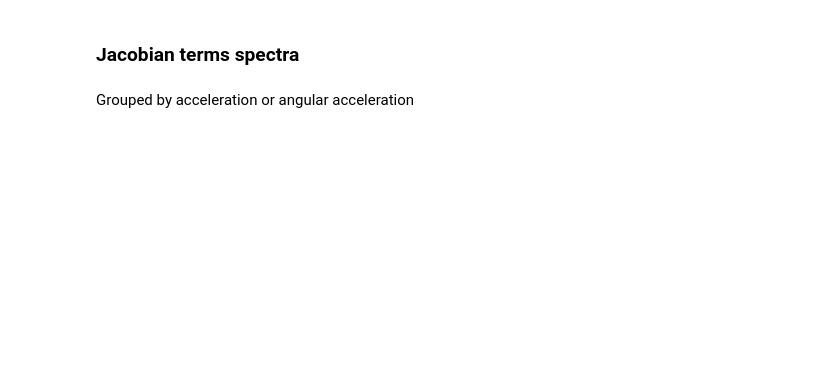
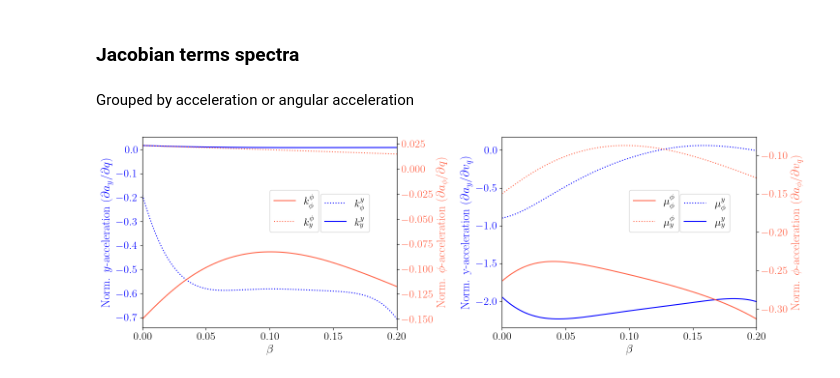
Before and after one commit to jadonylin/relativistic-lightsail-dynamics, a Jupyter notebook: Dynamics/plot_lsa_spectra.ipynb, the cells around one changed output. Drawn from its saved outputs; the diff is of its cells as text; code cells hidden in the pictures; blank space fills up the shorter version.

```diff
--- a/Dynamics/plot_lsa_spectra.ipynb
+++ b/Dynamics/plot_lsa_spectra.ipynb
@@ -125,9 +138,6 @@ eigvec_fig.savefig(save_fname, bbox_inches="tight")
 # %% [markdown]
 Grouped by acceleration or angular acceleration
 # %%
-## Combined
-LabelSize = 15
-
 ################
 # Restoring terms
 stiff_fig,(ax, ax2) = plt.subplots(1,2,figsize=(15,5))
@@ -138,9 +148,8 @@ muyy, muyphi, muphiy, muphiphi = damping_coeffs.T
 ax.plot(betas, kyphi,  label=r"$k^y_\phi$",color=colorY,linestyle="dotted")
 ax.plot(betas, kyy,    label=r"$k^y_y$",color=colorY)
 
-ax.set_xlabel(r"$\beta$",fontsize=LabelSize)
-ax.set_ylabel(r"Normalised $y$-acceleration ($\partial a_y/\partial q$)",fontsize=LabelSize,color=colorY)
-ax.tick_params(labelsize=15)
+ax.set_xlabel(r"$\beta$")
+ax.set_ylabel(r"Norm. $y$-acceleration ($\partial a_y/\partial q$)",color=colorY)
 ax.tick_params(axis='y',labelcolor=colorY)
 
 
@@ -152,8 +161,7 @@ ax1 = ax.twinx()
 ax1.plot(betas, kphiy,  label=r"$k^\phi_y$",color=colorvphi,linestyle="dotted")
 ax1.plot(betas,kphiphi,label=r"$k^\phi_\phi$",color=colorvphi)
 
-ax1.set_ylabel(r"Normalised $\phi$-acceleration ($\partial a_\phi/\partial q$)",fontsize=LabelSize,color=colorvphi)
-ax1.tick_params(labelsize=15)
+ax1.set_ylabel(r"Norm. $\phi$-acceleration ($\partial a_\phi/\partial q$)",color=colorvphi)
 ax1.tick_params(axis='y',labelcolor=colorvphi)
 
 
@@ -166,46 +174,46 @@ handles, labels = ax.get_legend_handles_labels()
 handles1, labels1 = ax1.get_legend_handles_labels()
 order = [0,1]
 order1=[1,0]
-ax.legend([handles[idx] for idx in order],[labels[idx] for idx in order],loc=(0.5+0.2,0.5),fontsize=LabelSize)
-ax1.legend([handles1[idx] for idx in order1],[labels1[idx] for idx in order1],loc=(0.5,0.5),fontsize=LabelSize)
+ax.legend([handles[idx] for idx in order],[labels[idx] for idx in order],loc=(0.5+0.2,0.5))
+ax1.legend([handles1[idx] for idx in order1],[labels1[idx] for idx in order1],loc=(0.5,0.5))
 
 ########################
 ax2.plot(betas,muyphi, label=r"$\mu^y_\phi$", color=colorY,linestyle="dotted")
 ax2.plot(betas,muyy, label=r"$\mu^y_y$",color=colorY)
 ax2
-ax2.set_xlabel(r"$\beta$",fontsize=LabelSize)
-ax2.set_ylabel(r"Normalised y-acceleration ($\partial a_y/\partial v_q$)", fontsize=LabelSize, color=colorY)
-ax2.tick_params(labelsize=15)
+ax2.set_xlabel(r"$\beta$")
+ax2.set_ylabel(r"Norm. y-acceleration ($\partial a_y/\partial v_q$)", color=colorY)
 ax2.tick_params(axis='y', labelcolor=colorY)
 
 t=ax2.get_ylim()
 ax2b=ax2.twinx()
 
 ax2b.plot(betas,muphiy, label=r"$\mu^\phi_y$",color=colorvphi,linestyle="dotted")
 ax2b.plot(betas,muphiphi, label=r"$\mu^\phi_\phi$", color=colorvphi)
 
 
-ax2b.set_ylabel(r"Normalised $\phi$-acceleration ($\partial a_\phi/\partial v_q$)",fontsize=LabelSize,color=colorvphi)
-ax2b.tick_params(labelsize=15)
+ax2b.set_ylabel(r"Norm. $\phi$-acceleration ($\partial a_\phi/\partial v_q$)",color=colorvphi)
 ax2b.tick_params(axis='y',labelcolor=colorvphi)
 
 # # Does not correspond to 1.28%
 # ax.vlines(1.4507253626813408,t[0],0,color='k',linestyle='dashed',alpha=0.2)
 # ax.hlines(0,0,1.4507253626813408,color='k',linestyle='dashed',alpha=0.2)
 
 ax2.set_ylim(t)
 ax2.set_xlim(betas[0],betas[-1])
 
 # ax.set_xticks([0,1,1.45,2,3,4,5])
 
 handles, labels = ax2.get_legend_handles_labels()
 handles1, labels1 = ax2b.get_legend_handles_labels()
 order = [0,1]
 order1=[1,0]
-ax2.legend([handles[idx] for idx in order],[labels[idx] for idx in order],loc=(0.5+0.2,0.5),fontsize=LabelSize)
-ax2b.legend([handles1[idx] for idx in order1],[labels1[idx] for idx in order1],loc=(0.5,0.5),fontsize=LabelSize)
+ax2.legend([handles[idx] for idx in order],[labels[idx] for idx in order],loc=(0.5+0.2,0.5))
+ax2b.legend([handles1[idx] for idx in order1],[labels1[idx] for idx in order1],loc=(0.5,0.5))
 
 stiff_fig.tight_layout()
 ftype = ".pdf"
 save_fname = fname_preamble + f"/Dynamics/{runID}_jacobian_coefficients" + ftype
-# stiff_fig.savefig(save_fname, bbox_inches="tight")
+stiff_fig.savefig(save_fname, bbox_inches="tight")
+# %% [output]
+[figure, added]
```
Also changed, not shown: parts of 3 cells of this notebook, 2 other files.
